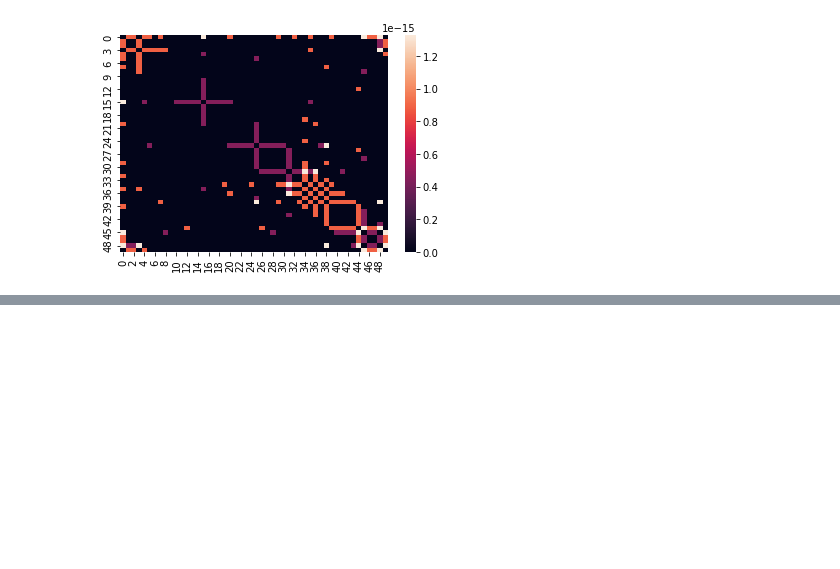
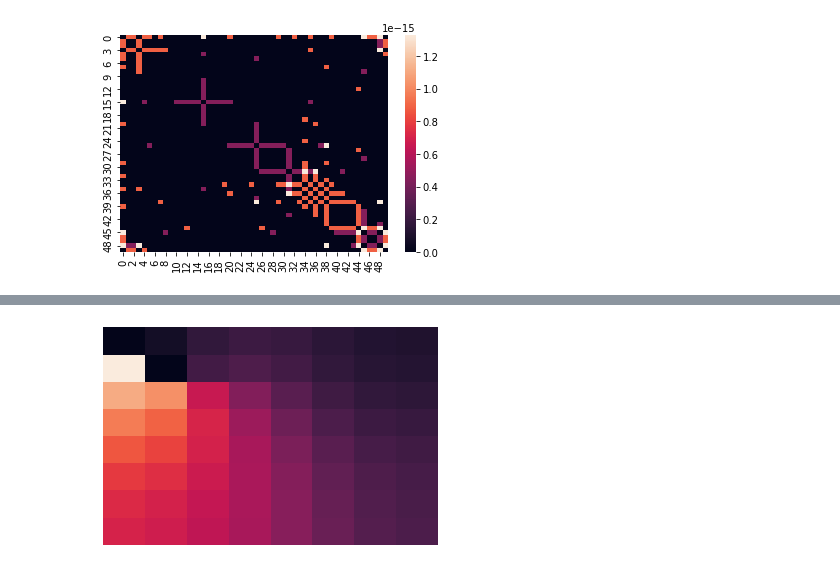
Before and after one commit to BryaneX455/reu2022, a Jupyter notebook: Kuramoto Model/test.ipynb, the cells around one changed output, grey strips where cells are left out. Cells and saved outputs as stored; diff of their text form; code cells hidden in the pictures; blank space fills up the shorter version.

```diff
--- a/Kuramoto Model/test.ipynb
+++ b/Kuramoto Model/test.ipynb
@@ -174,0 +206,4 @@ sns.heatmap(col_adj);
+# %%
+sns.heatmap(sim.T[130].reshape(8, 8), cbar=False, xticklabels=False, yticklabels=False);
+# %% [output]
+[figure, added]
```
Also changed, not shown: parts of 9 cells of this notebook, 5 other files.
